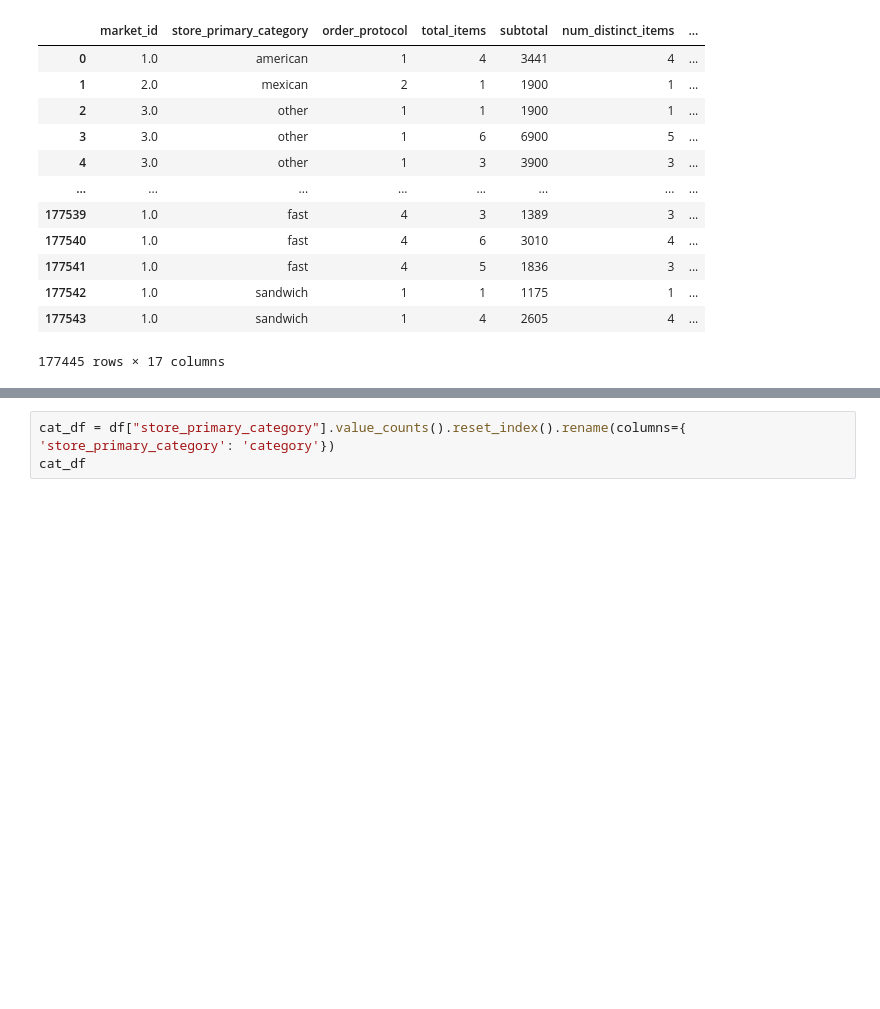
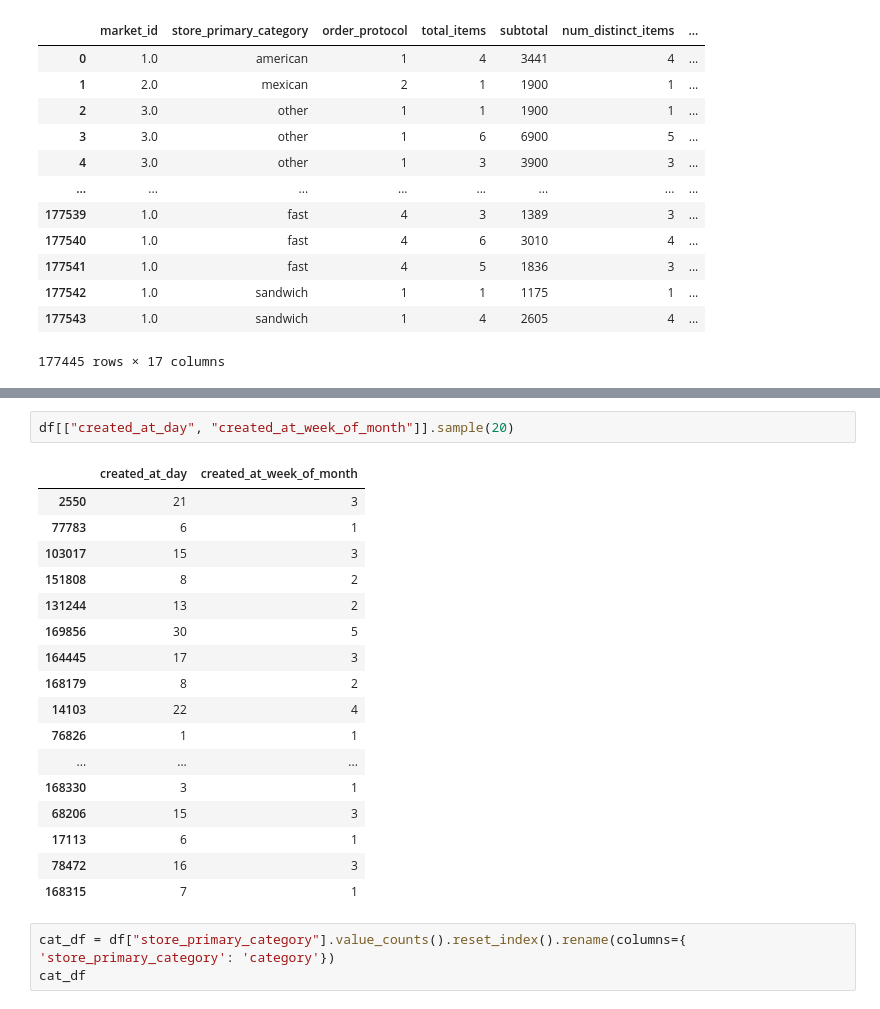
Before and after one commit to gautamnaik1994/PorterLogisticsDeepLearningCaseStudy, a Jupyter notebook: notebooks/03.MLDLDataPreparation.ipynb, the cells around one changed output, grey strips where cells are left out. Cells and saved outputs as stored; diff of their text form; blank space fills up the shorter version.

```diff
--- a/notebooks/03.MLDLDataPreparation.ipynb
+++ b/notebooks/03.MLDLDataPreparation.ipynb
@@ -89,3 +109,23 @@ df
+# %%
+df[["created_at_day", "created_at_week_of_month"]].sample(20)
+# %% [output]
+|  | created_at_day | created_at_week_of_month |
+| 2550 | 21 | 3 |
+| 77783 | 6 | 1 |
+| 103017 | 15 | 3 |
+| 151808 | 8 | 2 |
+| 131244 | 13 | 2 |
+| 169856 | 30 | 5 |
+| 164445 | 17 | 3 |
+| 168179 | 8 | 2 |
+| 14103 | 22 | 4 |
+| 76826 | 1 | 1 |
+| ... | ... | ... |
+| 168330 | 3 | 1 |
+| 68206 | 15 | 3 |
+| 17113 | 6 | 1 |
+| 78472 | 16 | 3 |
+| 168315 | 7 | 1 |
 # %%
 cat_df = df["store_primary_category"].value_counts().reset_index().rename(columns={ 'store_primary_category': 'category'})
 cat_df
```
Also changed, not shown: parts of 22 cells of this notebook, 4 other files.
